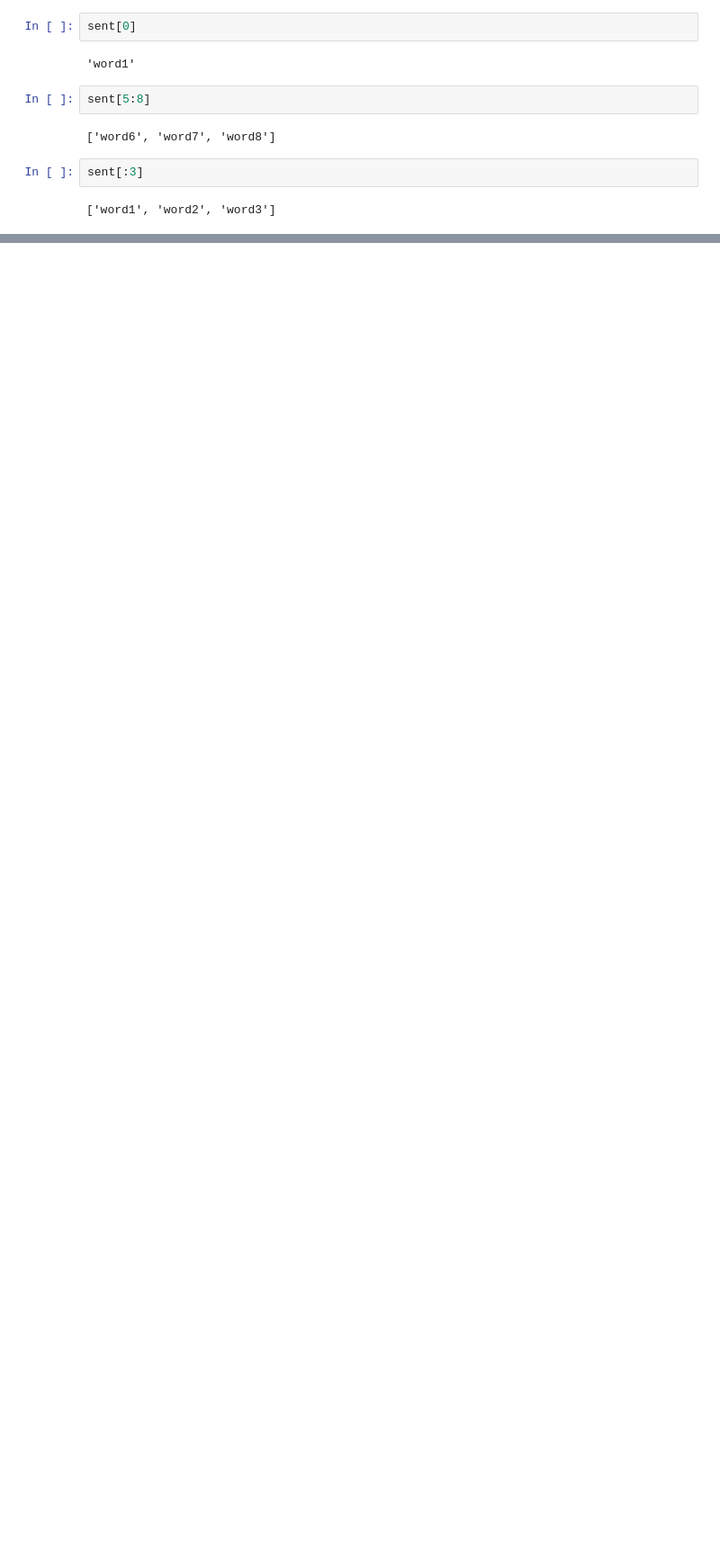
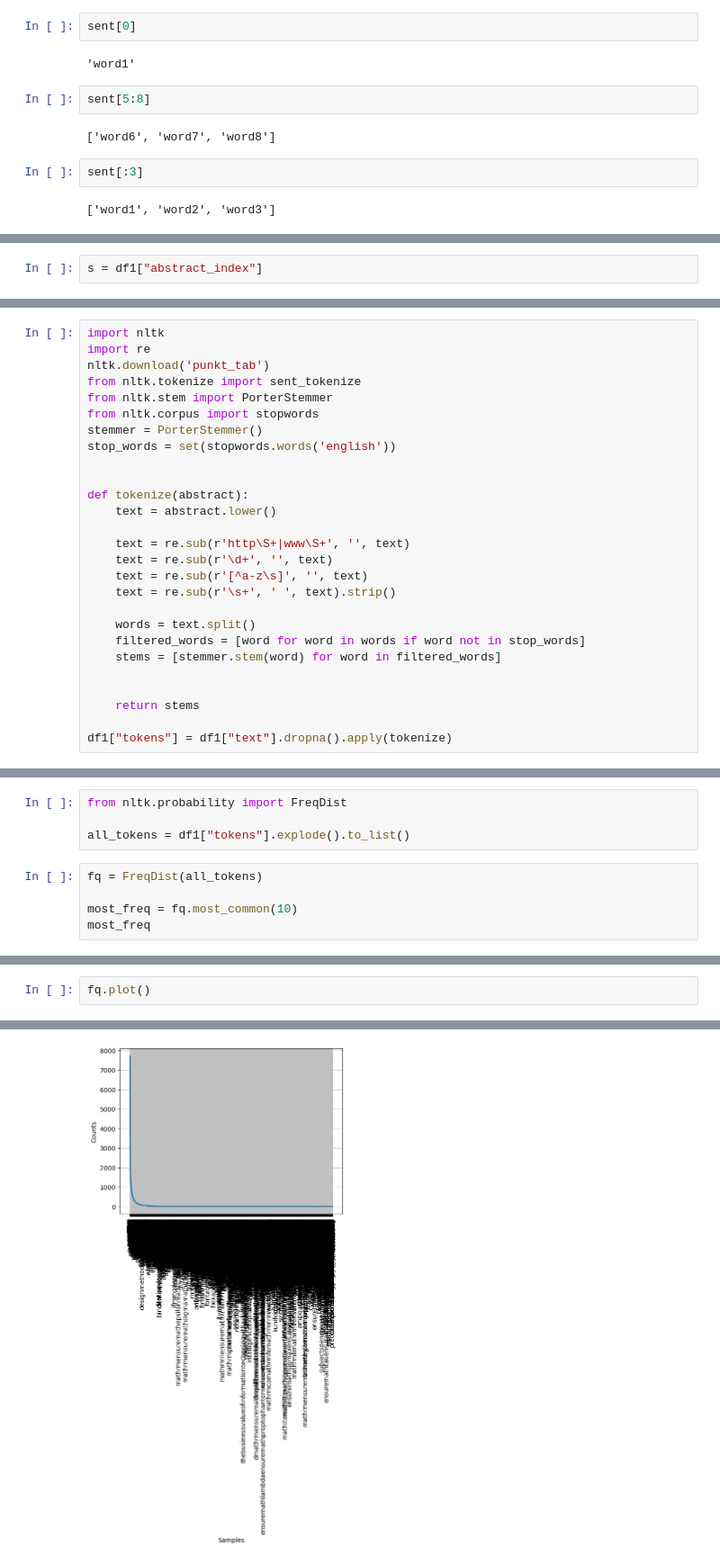
Before and after one commit to KeremOzemre/Computational-Social-Science, a Jupyter notebook: Week07.ipynb, the cells around one changed output, grey strips where cells are left out. Shown at 90% size. Cells and saved outputs as stored; diff of their text form; blank space fills up the shorter version.

```diff
--- a/Week07.ipynb
+++ b/Week07.ipynb
@@ -272,0 +286,2 @@ sent[:3]
+# %%
+s = df1["abstract_index"]
@@ -272,0 +305,27 @@ sent[:3]
+# %%
+import nltk
+import re
+nltk.download('punkt_tab')
+from nltk.tokenize import sent_tokenize
+from nltk.stem import PorterStemmer
+from nltk.corpus import stopwords
+stemmer = PorterStemmer()
+stop_words = set(stopwords.words('english'))
+
+
+def tokenize(abstract):
+    text = abstract.lower()
+
+    text = re.sub(r'http\S+|www\S+', '', text)
+    text = re.sub(r'\d+', '', text)
+    text = re.sub(r'[^a-z\s]', '', text)
+    text = re.sub(r'\s+', ' ', text).strip()
+
+    words = text.split()
+    filtered_words = [word for word in words if word not in stop_words]
+    stems = [stemmer.stem(word) for word in filtered_words]
+
+
+    return stems
+
+df1["tokens"] = df1["text"].dropna().apply(tokenize)
@@ -272,0 +352,9 @@ sent[:3]
+# %%
+from nltk.probability import FreqDist
+
+all_tokens = df1["tokens"].explode().to_list()
+# %%
+fq = FreqDist(all_tokens)
+
+most_freq = fq.most_common(10)
+most_freq
@@ -272,0 +372,3 @@ sent[:3]
+# %%
+fq.plot()
+# %% [output]
@@ -272,0 +376 @@ sent[:3]
+[figure, added]
```
Also changed, not shown: parts of 11 cells of this notebook.
